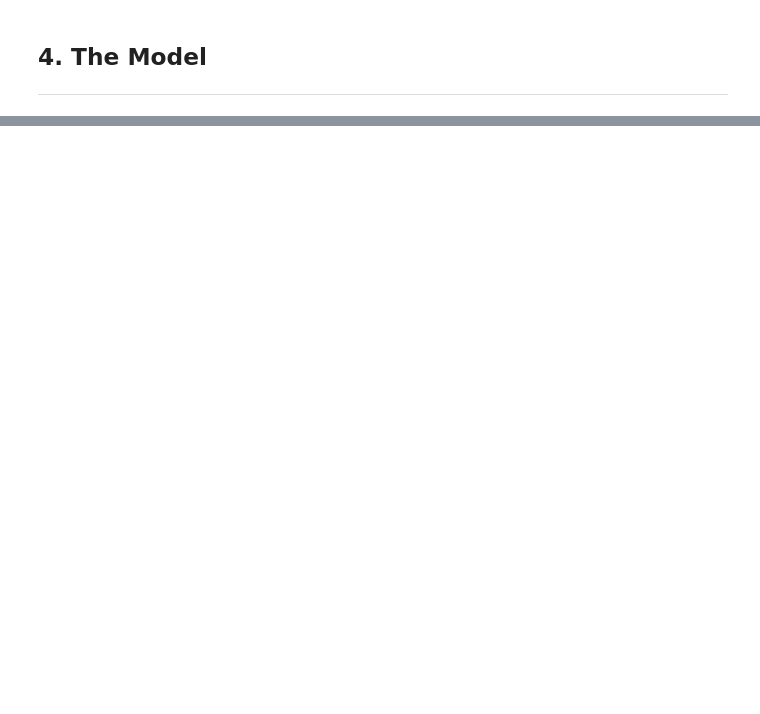
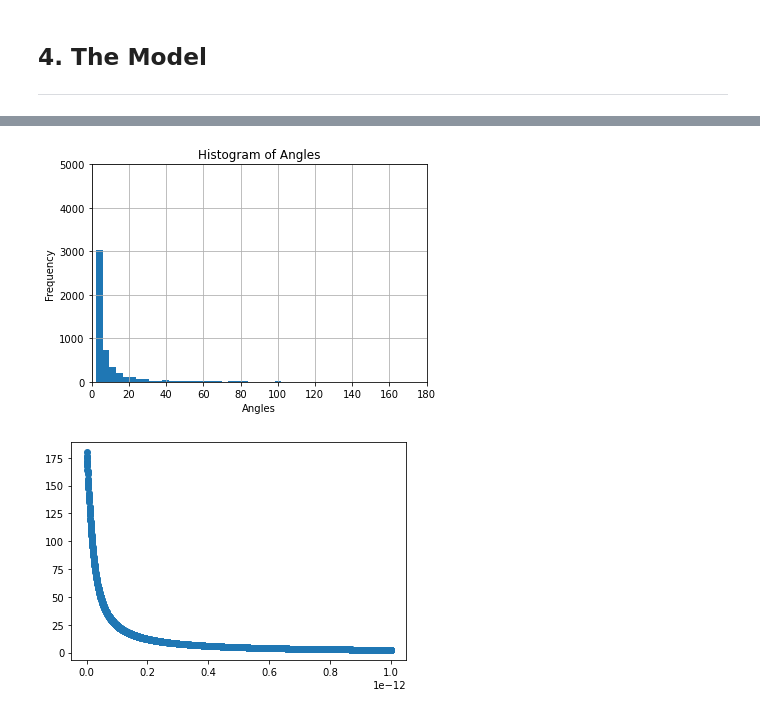
Before and after one commit to freddien03/Simulating-Rutherford-Scattering, a Jupyter notebook: Simulating-Rutherford-Scattering.ipynb, the cells around one changed output, grey strips where cells are left out. Cells and saved outputs as stored; diff of their text form; code cells hidden in the pictures; blank space fills up the shorter version.

```diff
--- a/Simulating-Rutherford-Scattering.ipynb
+++ b/Simulating-Rutherford-Scattering.ipynb
@@ -301,0 +305,20 @@ multParts(num=5000, dist=1e-7, spread=1e-12)
+# %%
+goldFoil = RutherfordSystem(3.7e9, 1e-12, 0, 0, 1e-4, ParticleType.ALPHA, ParticleType.GOLD)
+multSim = goldFoil.multiSim(5000)
+
+hist = plt.hist(multSim["angles"], 50)
+plt.xlabel('Angles')
+plt.ylabel('Frequency')
+plt.title('Histogram of Angles')
+plt.xlim(0, 180)
+plt.ylim(0, 5000)
+plt.grid(True)
+
+fig = plt.figure()
+ax = fig.add_subplot()
+ax.scatter(multSim["offsets"], multSim["angles"], marker = "o")
+
+plt.show()
+# %% [output]
+[figure, added]
+[figure, added]
```
Also changed, not shown: parts of 3 cells of this notebook, 4 other files.
